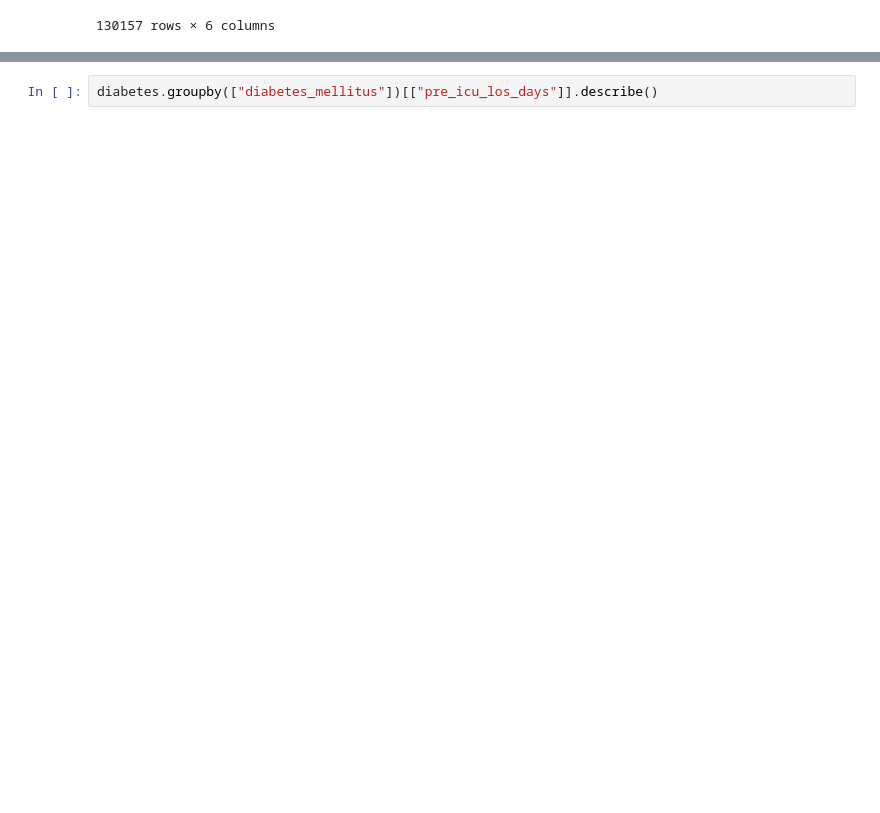
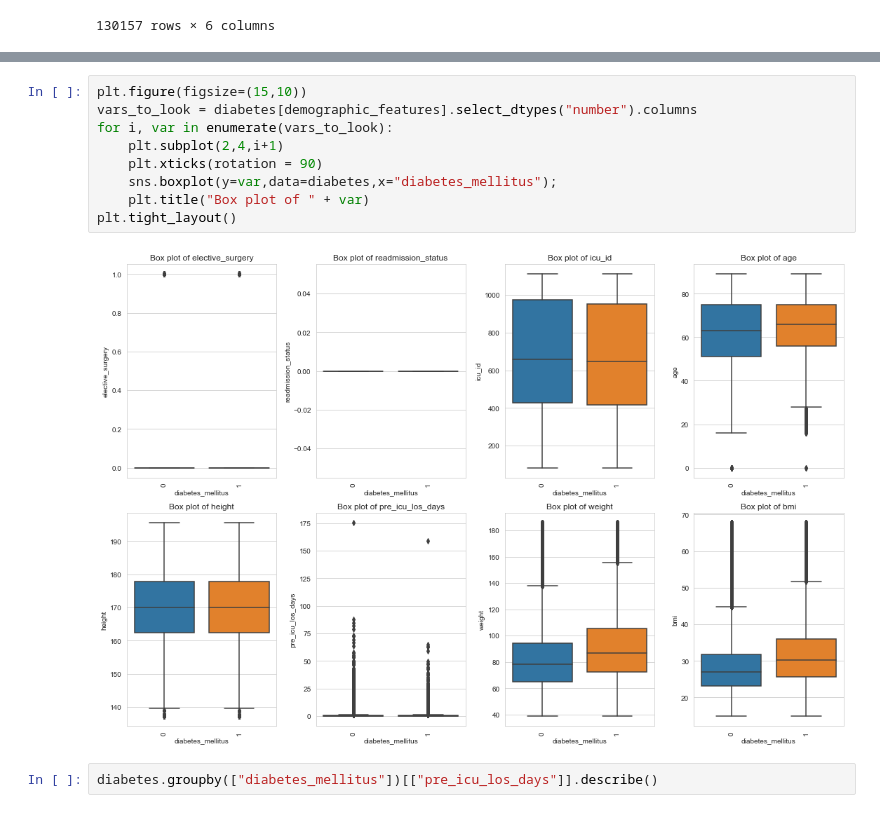
Before and after one commit to Sebasu11/WiDS-2021, a Jupyter notebook: notebooks/01_eda.ipynb, the cells around one changed output, grey strips where cells are left out. Cells and saved outputs as stored; diff of their text form; blank space fills up the shorter version.

```diff
--- a/notebooks/01_eda.ipynb
+++ b/notebooks/01_eda.ipynb
@@ -302,6 +302,17 @@ diabetes[demographic_features].describe()
 | 50% | 0.000000 | 0.0 | 653.000000 | 64.000000 | 170.100000 | 0.155556 | 80.000000 | 27.564749 |
 | 75% | 0.000000 | 0.0 | 969.000000 | 75.000000 | 177.800000 | 0.423611 | 96.800000 | 32.803127 |
 | max | 1.000000 | 0.0 | 1111.000000 | 89.000000 | 195.590000 | 175.627778 | 186.000000 | 67.814990 |
+# %%
+plt.figure(figsize=(15,10))
+vars_to_look = diabetes[demographic_features].select_dtypes("number").columns
+for i, var in enumerate(vars_to_look):
+    plt.subplot(2,4,i+1)
+    plt.xticks(rotation = 90)
+    sns.boxplot(y=var,data=diabetes,x="diabetes_mellitus");
+    plt.title("Box plot of " + var)
+plt.tight_layout()
+# %% [output]
+[figure, added]
 # %%
 diabetes.groupby(["diabetes_mellitus"])[["pre_icu_los_days"]].describe()
 # %% [output]
```
Also changed, not shown: parts of 19 cells of this notebook, 2 other files.
